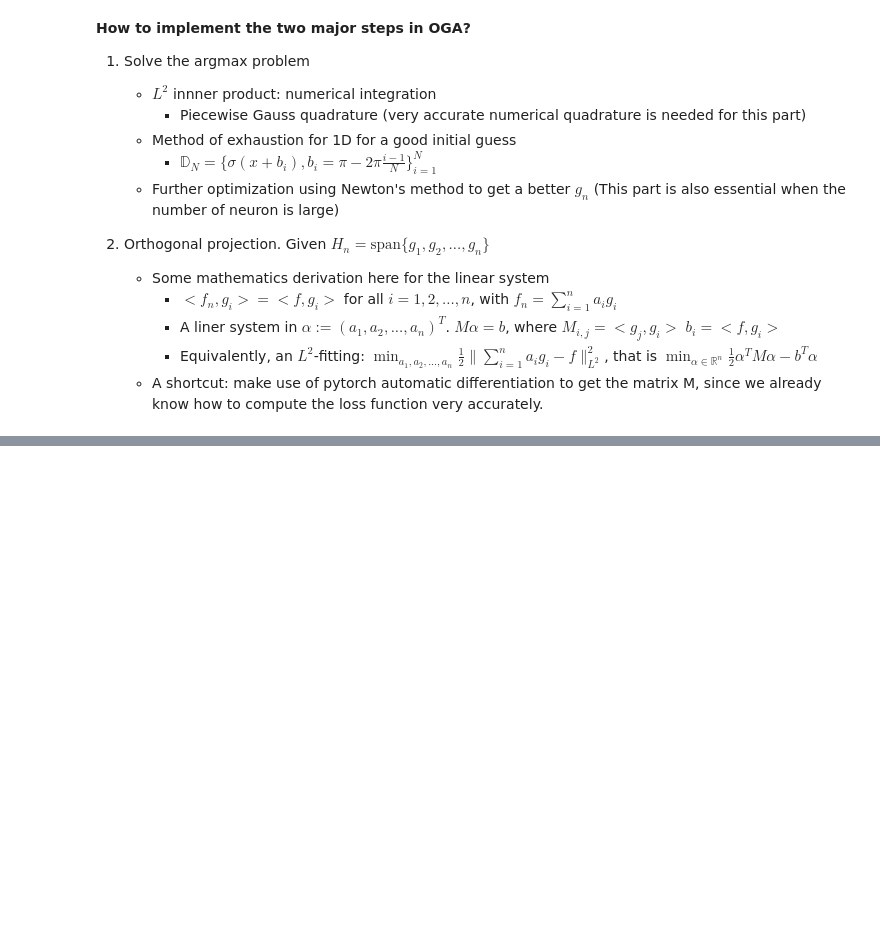
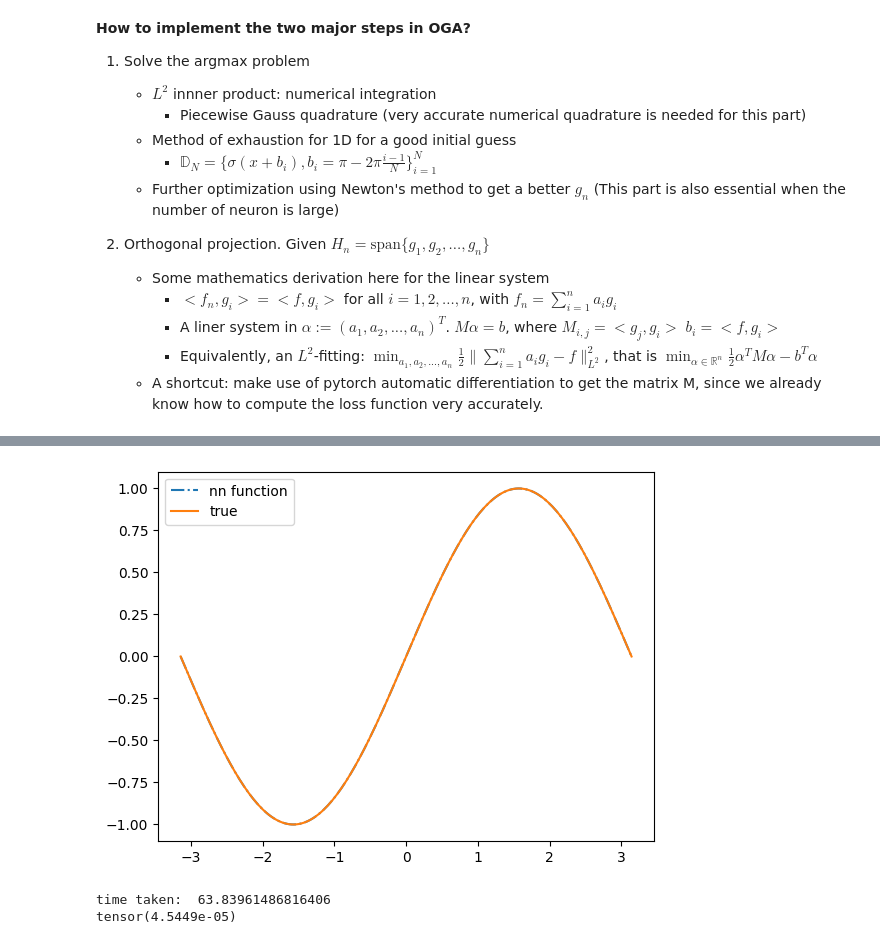
Before and after one commit to georgexxu/ProgrammingAssignment, a Jupyter notebook: L2Fitting1D_GD_OGA.ipynb, the cells around one changed output, grey strips where cells are left out. Saved outputs shown, nothing was run; the diff lists cells and outputs as text; code cells hidden in the pictures; blank space fills up the shorter version.

```diff
--- a/L2Fitting1D_GD_OGA.ipynb
+++ b/L2Fitting1D_GD_OGA.ipynb
@@ -554,3 +587,19 @@ tensor(0.0044)
+# %%
+def target(x):
+    return torch.sin(x)
+relu_dict_parameters = relu_dict(-pi,pi,2**10) #
+err_relu_list = []
+my_model = None
+argmax_sub= False
+for num_epochs in [260]:
+    err, my_model = OGAL2FittingReLU1D(my_model,target,relu_dict_parameters, \
+                    num_epochs,plot_freq = num_epochs,integration_intervals=2**10)
+    print(min(err))
+#     err, my_model = OGAL2FittingHat1DAddReLUNeuron(None,target,dict_parameters,num_epochs,plot_freq = 8,integration_intervals=1000)
+# %% [output]
+[figure, added]
+time taken:  63.83961486816406
+tensor(4.5449e-05)
 # %%
 for i in [2,4,8,16,32,64,128,256]:
     print(err[i])
```
Also changed, not shown: parts of 16 cells of this notebook, 4 other files.
